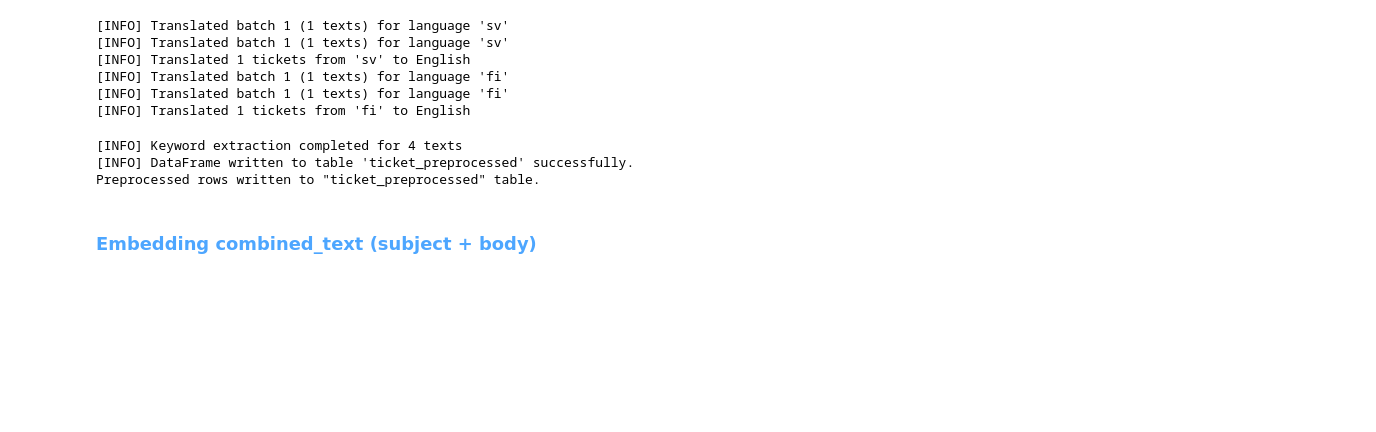
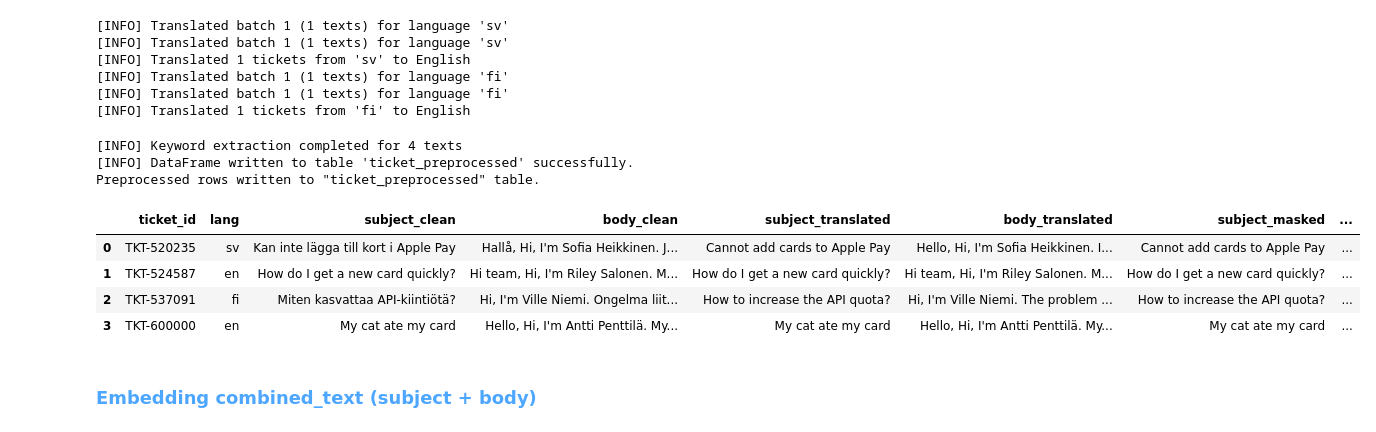
Before and after one commit to sachini-hewage/issue-ticket-clustering, a Jupyter notebook: notebooks/inference_pipeline.ipynb, the cells around one changed output. Saved outputs shown, nothing was run; the diff lists cells and outputs as text; code cells hidden in the pictures; blank space fills up the shorter version.

```diff
--- a/notebooks/inference_pipeline.ipynb
+++ b/notebooks/inference_pipeline.ipynb
@@ -75,7 +81,13 @@ preprocessed_tickets = prep.preprocess_tickets(new_tickets)
 [INFO] DataFrame written to table 'ticket_preprocessed' successfully.
 Preprocessed rows written to "ticket_preprocessed" table.
 # %%
-#preprocessed_tickets
+preprocessed_tickets
+# %% [output]
+|  | ticket_id | lang | subject_clean | body_clean | subject_translated | body_translated | subject_masked | ... |
+| 0 | TKT-520235 | sv | Kan inte lägga till kort i Apple Pay | Hallå, Hi, I'm Sofia Heikkinen. J... | Cannot add cards to Apple Pay | Hello, Hi, I'm Sofia Heikkinen. I... | Cannot add cards to Apple Pay | ... |
+| 1 | TKT-524587 | en | How do I get a new card quickly? | Hi team, Hi, I'm Riley Salonen. M... | How do I get a new card quickly? | Hi team, Hi, I'm Riley Salonen. M... | How do I get a new card quickly? | ... |
+| 2 | TKT-537091 | fi | Miten kasvattaa API-kiintiötä? | Hi, I'm Ville Niemi. Ongelma liit... | How to increase the API quota? | Hi, I'm Ville Niemi. The problem ... | How to increase the API quota? | ... |
+| 3 | TKT-600000 | en | My cat ate my card | Hello, Hi, I'm Antti Penttilä. My... | My cat ate my card | Hello, Hi, I'm Antti Penttilä. My... | My cat ate my card | ... |
 # %% [markdown]
 ### <span style="color:#4da6ff; font-weight:bold">Embedding combined_text (subject + body)</span>
 # %% [markdown]
```
Also changed, not shown: parts of 1 cell of this notebook, 2 other files.
